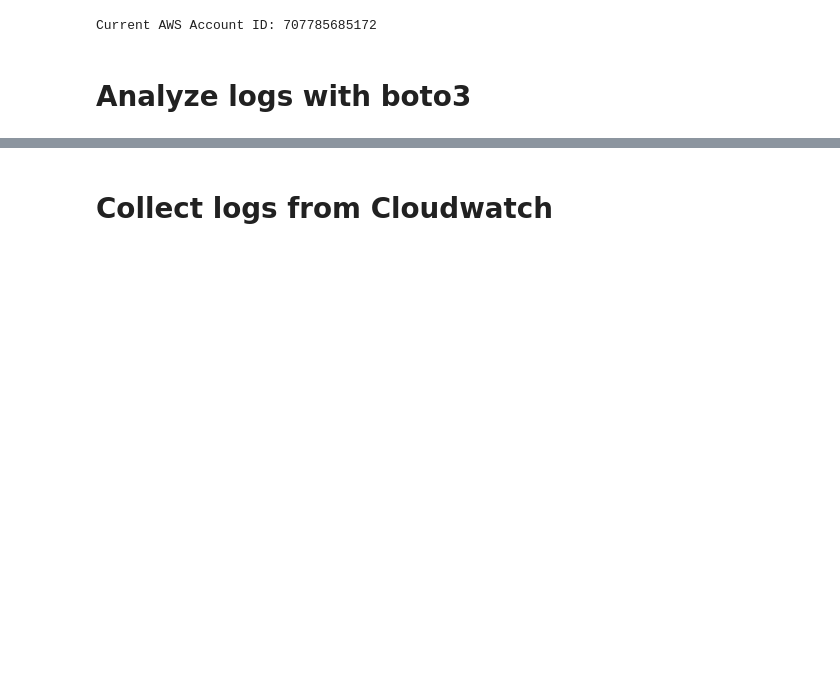
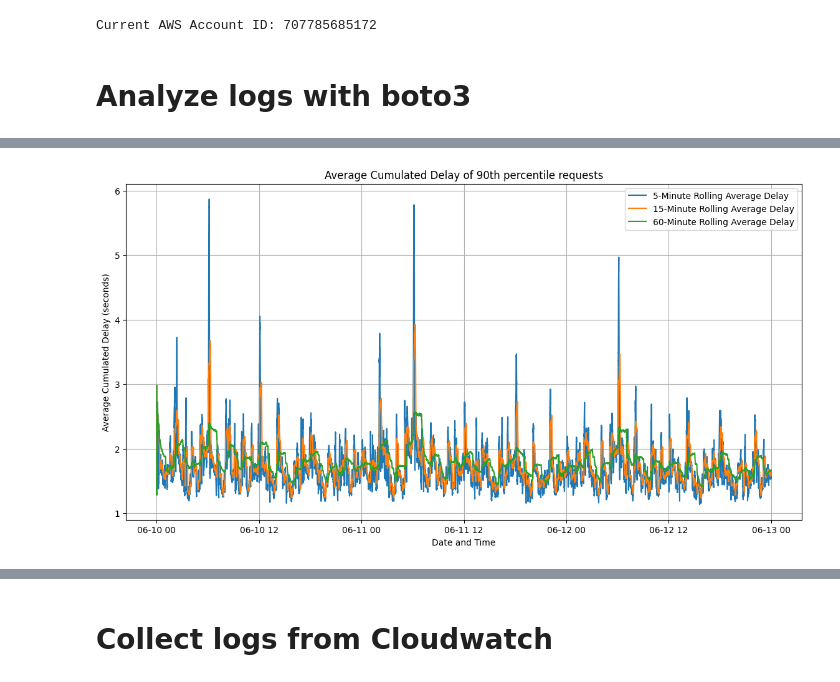
Before and after one commit to psaghelyi/AWS-utils, a Jupyter notebook: log-analyzers/nginx_log_analyzer.ipynb, the cells around one changed output, grey strips where cells are left out. Drawn from its saved outputs; the diff is of its cells as text; code cells hidden in the pictures; blank space fills up the shorter version.

```diff
--- a/log-analyzers/nginx_log_analyzer.ipynb
+++ b/log-analyzers/nginx_log_analyzer.ipynb
@@ -83,17 +95,21 @@ def fetch_slices(logs_client, log_group, base_query, start_date, end_date, file_
 # %%
 
 
-log_group = 'projects-main'
-#log_group =  'api_proxy-main'
+#log_group = 'projects-main'
+log_group =  'api_proxy-main'
 
 base_query = f"fields @timestamp, @message | filter @logStream like 'application/nginx'"
-start_date = exact_date(2024, 1, 24)
-end_date = exact_date(2024, 1, 25)
+start_date = exact_date(2024, 6, 12)
+end_date = exact_date(2024, 6, 13)
 
 
+date = datetime.fromtimestamp(start_date)
+
 # clear the file before appending new data
-file_name='log_data_20240124.json'
+file_name=f'nginx_{log_group}_{date.strftime("%Y%m%d")}.json'
 with open(file_name, 'w') as f:
     f.write('')
+# fetch the log data in slices
 fetch_slices(logs_client, log_group, base_query, start_date, end_date, file_name, slices=400)
+print("Done.")
 # %% [output]
@@ -121,7 +136,7 @@ def normalize_request_path(request):
     request = re.sub(r' HTTP/1.1$', '', request)
 
     # Regular expression to identify and replace numeric IDs in the request path
-    return re.sub(r'[/=]\d+', '{id}', request)
+    return re.sub(r'([/=])\d+', r'\1{id}', request)
 
 def aggregate_requests(aggregated_data, data):
     for entry in data:
@@ -145,7 +160,7 @@ def aggregate_requests(aggregated_data, data):
 # load the json file with log entries into a list
 aggregated_data = {}
 
-log_files = ['log_data_20240122.json', 'log_data_20240123.json', 'log_data_20240124.json']
+log_files = ['api_proxy-nginx_20240610.json']
 item_count=0
 
 for fname in log_files:
@@ -176,0 +564,76 @@ Error processing entry: {'@timestamp': '2024-01-24 13:19:51.104', '@message': 'w
+# %%
+import psycopg2
+import matplotlib.pyplot as plt
+import pandas as pd
+from datetime import datetime
+
+def fetch_data(postgres_config):
+    with psycopg2.connect(**postgres_config) as conn:
+        with conn.cursor() as c:
+            query = f'''
+                    with requestids as (
+                    select x_request_id, timediff
+                    from combined_logs
+                    --where timediff < -10
+                )
+                select t1.timestamp as timestamp1, t1.upstream_response_time - t2.request_time as delay
+                from requestids as t3
+                join api_proxy_logs as t1 on t1.x_request_id = t3.x_request_id
+                join project_logs as t2 on t2.x_request_id = t3.x_request_id
+                where t1.status >= 200 and t1.status < 300
+                order by t1.timestamp
+                --limit 10000;
+            '''
+            print(query)
+
+            c.execute(query)
+            data = c.fetchall()
+            print(len(data))
+            return data
+
+
+postgres_config = {
+    'dbname': 'nginx_logs',
+    'user': 'postgres',
+    'password': 'postgres',
+    'host': 'localhost',
+    'port': '5432'
+}
+
+def prepare_dataframe(data):
+    df = pd.DataFrame(data, columns=['timestamp', 'delay'])
+    df['timestamp'] = pd.to_datetime(df['timestamp'])
+    df = df.set_index('timestamp')
+    return df
+
+def plot_cumulative_delay(df):
+    # Calculate the 90th percentile
+    percentile_90 = df['delay'].quantile(0.9)
+
+    # Filter the DataFrame to include only values above the 90th percentile
+    df = df[df['delay'] >= percentile_90].copy()
+
+    # Calculate the rolling average delay with a 5-minute window
+    df['cumulative_delay_5min'] = df['delay'].rolling('5min').mean()
+    df['cumulative_delay_15min'] = df['delay'].rolling('15min').mean()
+    df['cumulative_delay_60min'] = df['delay'].rolling('60min').mean()
+
+    # Plot the cumulative delays
+    plt.figure(figsize=(14, 7))
+    plt.plot(df.index, df['cumulative_delay_5min'], label='5-Minute Rolling Average Delay')
+    plt.plot(df.index, df['cumulative_delay_15min'], label='15-Minute Rolling Average Delay')
+    plt.plot(df.index, df['cumulative_delay_60min'], label='60-Minute Rolling Average Delay')
+    plt.title('Average Cumulated Delay of 90th percentile requests')
+    plt.xlabel('Date and Time')
+    plt.ylabel('Average Cumulated Delay (seconds)')
+    plt.legend()
+    plt.grid(True)
+    plt.show()
+
+# Fetch and prepare data
+data = fetch_data(postgres_config)
+df = prepare_dataframe(data)
+
+# Plot the cumulative delay
+plot_cumulative_delay(df)
+# %% [output]
@@ -176,0 +654 @@ Error processing entry: {'@timestamp': '2024-01-24 13:19:51.104', '@message': 'w
+[figure, added]
```
Also changed, not shown: parts of 17 cells of this notebook, 5 other files.
